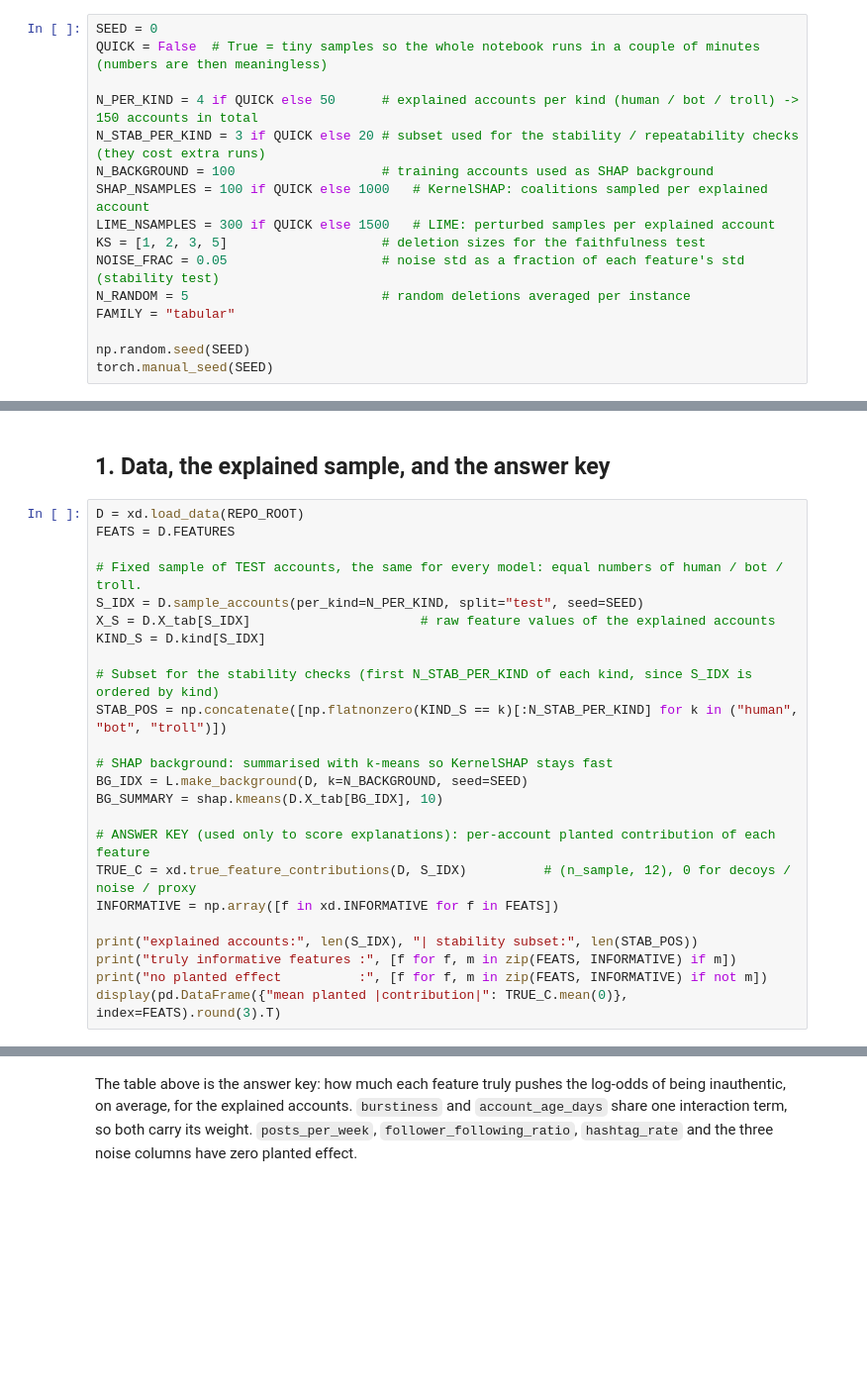
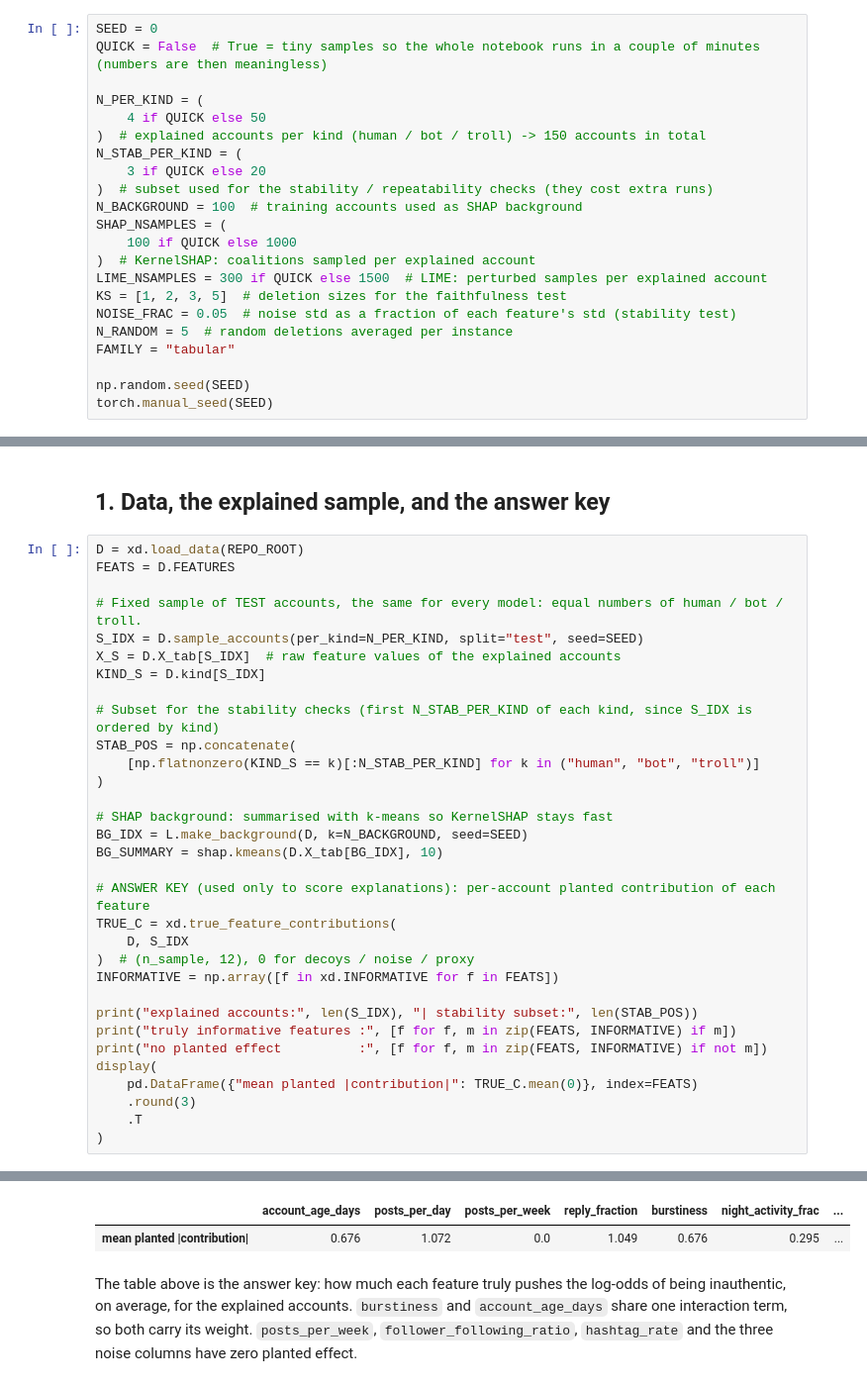
Before and after one commit to ananyafied/Explaining_Anonymity, a Jupyter notebook: notebooks/02_explain_tabular.ipynb, the cells around one changed output, grey strips where cells are left out. Shown at 99% size. Saved outputs shown, nothing was run; the diff lists cells and outputs as text; blank space fills up the shorter version.

Commit message:
test run1 02_explain_tabular

```diff
--- a/notebooks/02_explain_tabular.ipynb
+++ b/notebooks/02_explain_tabular.ipynb
@@ -53,14 +54,20 @@ import lime.lime_tabular
 SEED = 0
 QUICK = False  # True = tiny samples so the whole notebook runs in a couple of minutes (numbers are then meaningless)
 
-N_PER_KIND = 4 if QUICK else 50      # explained accounts per kind (human / bot / troll) -> 150 accounts in total
-N_STAB_PER_KIND = 3 if QUICK else 20 # subset used for the stability / repeatability checks (they cost extra runs)
-N_BACKGROUND = 100                   # training accounts used as SHAP background
-SHAP_NSAMPLES = 100 if QUICK else 1000   # KernelSHAP: coalitions sampled per explained account
-LIME_NSAMPLES = 300 if QUICK else 1500   # LIME: perturbed samples per explained account
-KS = [1, 2, 3, 5]                    # deletion sizes for the faithfulness test
-NOISE_FRAC = 0.05                    # noise std as a fraction of each feature's std (stability test)
-N_RANDOM = 5                         # random deletions averaged per instance
+N_PER_KIND = (
+    4 if QUICK else 50
+)  # explained accounts per kind (human / bot / troll) -> 150 accounts in total
+N_STAB_PER_KIND = (
+    3 if QUICK else 20
+)  # subset used for the stability / repeatability checks (they cost extra runs)
+N_BACKGROUND = 100  # training accounts used as SHAP background
+SHAP_NSAMPLES = (
+    100 if QUICK else 1000
+)  # KernelSHAP: coalitions sampled per explained account
+LIME_NSAMPLES = 300 if QUICK else 1500  # LIME: perturbed samples per explained account
+KS = [1, 2, 3, 5]  # deletion sizes for the faithfulness test
+NOISE_FRAC = 0.05  # noise std as a fraction of each feature's std (stability test)
+N_RANDOM = 5  # random deletions averaged per instance
 FAMILY = "tabular"
 
 np.random.seed(SEED)
@@ -73,21 +82,30 @@ FEATS = D.FEATURES
 
 # Fixed sample of TEST accounts, the same for every model: equal numbers of human / bot / troll.
 S_IDX = D.sample_accounts(per_kind=N_PER_KIND, split="test", seed=SEED)
-X_S = D.X_tab[S_IDX]                      # raw feature values of the explained accounts
+X_S = D.X_tab[S_IDX]  # raw feature values of the explained accounts
 KIND_S = D.kind[S_IDX]
 
 # Subset for the stability checks (first N_STAB_PER_KIND of each kind, since S_IDX is ordered by kind)
-STAB_POS = np.concatenate([np.flatnonzero(KIND_S == k)[:N_STAB_PER_KIND] for k in ("human", "bot", "troll")])
+STAB_POS = np.concatenate(
+    [np.flatnonzero(KIND_S == k)[:N_STAB_PER_KIND] for k in ("human", "bot", "troll")]
+)
 
 # SHAP background: summarised with k-means so KernelSHAP stays fast
 BG_IDX = L.make_background(D, k=N_BACKGROUND, seed=SEED)
 BG_SUMMARY = shap.kmeans(D.X_tab[BG_IDX], 10)
 
 # ANSWER KEY (used only to score explanations): per-account planted contribution of each feature
-TRUE_C = xd.true_feature_contributions(D, S_IDX)          # (n_sample, 12), 0 for decoys / noise / proxy
+TRUE_C = xd.true_feature_contributions(
+    D, S_IDX
+)  # (n_sample, 12), 0 for decoys / noise / proxy
 INFORMATIVE = np.array([f in xd.INFORMATIVE for f in FEATS])
 
 print("explained accounts:", len(S_IDX), "| stability subset:", len(STAB_POS))
 print("truly informative features :", [f for f, m in zip(FEATS, INFORMATIVE) if m])
 print("no planted effect          :", [f for f, m in zip(FEATS, INFORMATIVE) if not m])
-display(pd.DataFrame({"mean planted |contribution|": TRUE_C.mean(0)}, index=FEATS).round(3).T)
+display(
+    pd.DataFrame({"mean planted |contribution|": TRUE_C.mean(0)}, index=FEATS)
+    .round(3)
+    .T
+)
+# %% [output]
@@ -94,3 +115,5 @@ display(pd.DataFrame({"mean planted |contribution|": TRUE_C.mean(0)}, index=FEAT
+|  | account_age_days | posts_per_day | posts_per_week | reply_fraction | burstiness | night_activity_frac | ... |
+| mean planted |contribution| | 0.676 | 1.072 | 0.0 | 1.049 | 0.676 | 0.295 | ... |
 # %% [markdown]
 The table above is the answer key: how much each feature truly pushes the log-odds of being inauthentic, on average, for the explained accounts. `burstiness` and `account_age_days` share one interaction term, so both carry its weight. `posts_per_week`, `follower_following_ratio`, `hashtag_rate` and the three noise columns have zero planted effect.
 # %% [markdown]
```
Also changed, not shown: parts of 25 cells of this notebook, 12 other files.
